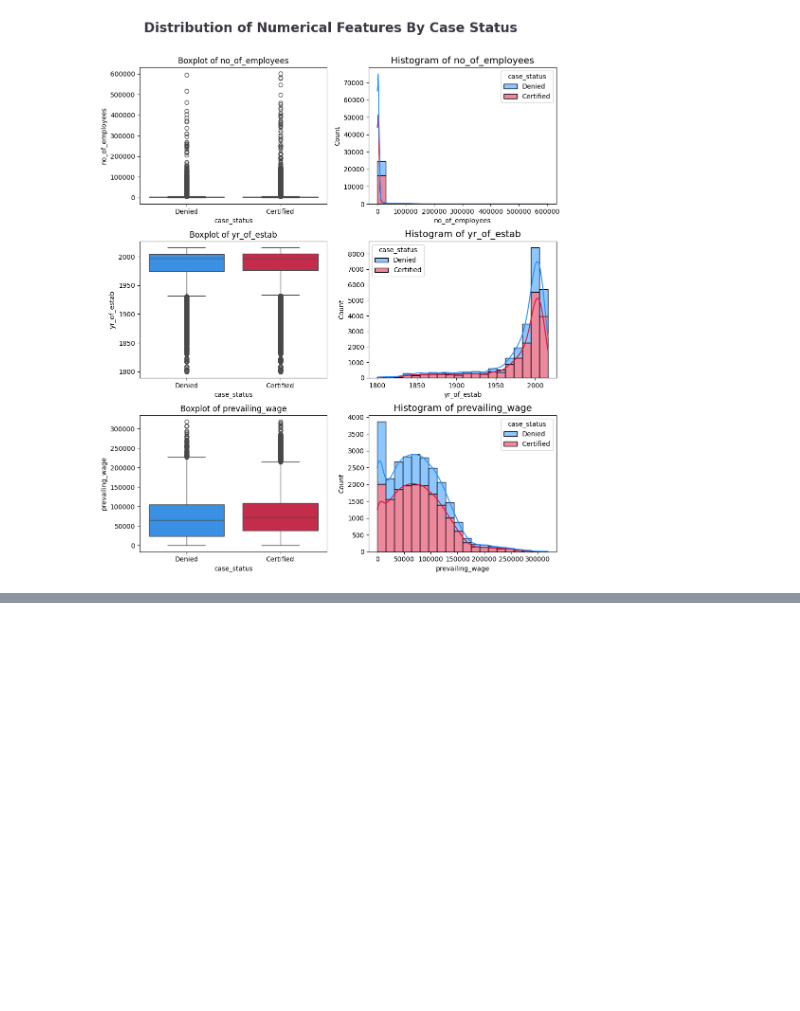
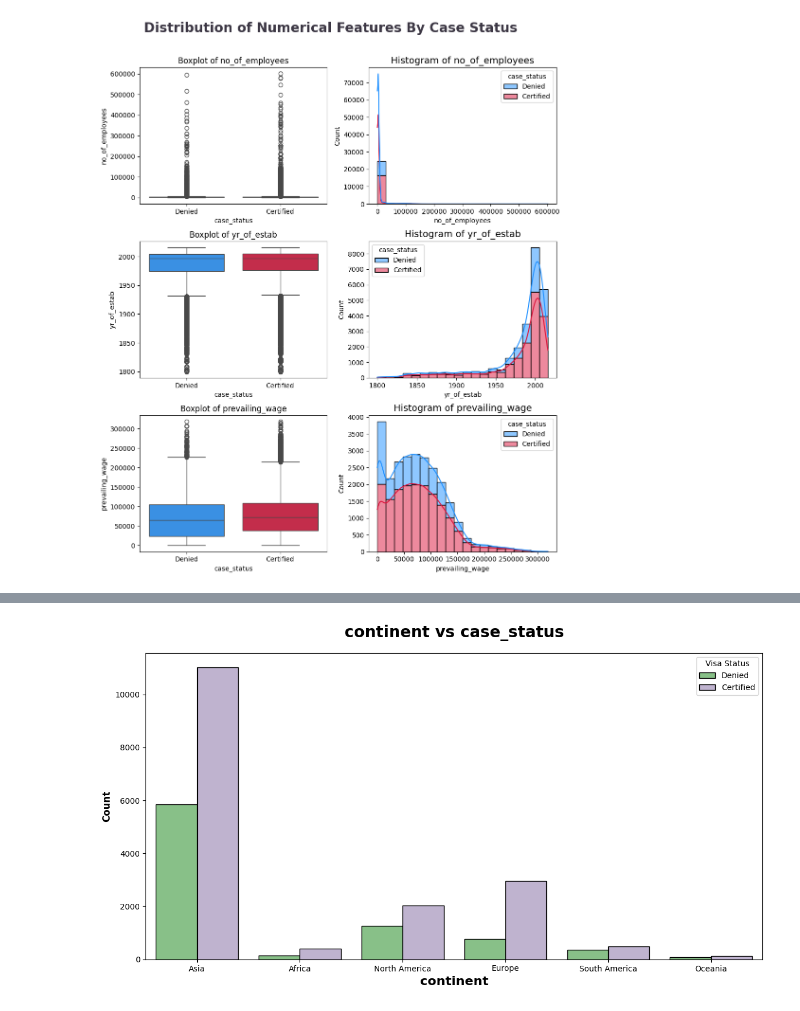
Before and after one commit to mdmohsin212/End-to-End-Ml-project, a Jupyter notebook: notebooks/EDA_US.ipynb, the cells around one changed output, grey strips where cells are left out. Saved outputs shown, nothing was run; the diff lists cells and outputs as text; code cells hidden in the pictures; blank space fills up the shorter version.

```diff
--- a/notebooks/EDA_US.ipynb
+++ b/notebooks/EDA_US.ipynb
@@ -184,0 +214,13 @@ fig.subplots_adjust(top=.90)
+# %%
+def show_visual(x, y):
+    plt.subplots(figsize=(14,7))
+    sns.countplot(x=x, hue=y, data=df, ec = "black",palette="Accent")
+    plt.title(f"{x} vs {y}", weight="bold",fontsize=20, pad=20)
+    plt.ylabel("Count", weight="bold", fontsize=12)
+    plt.xlabel(f"{x}", weight="bold", fontsize=16)
+    plt.legend(title="Visa Status", fancybox=True)
+    plt.show()
+# %%
+show_visual('continent', 'case_status')
+# %% [output]
+[figure, added]
```
Also changed, not shown: parts of 15 cells of this notebook.
